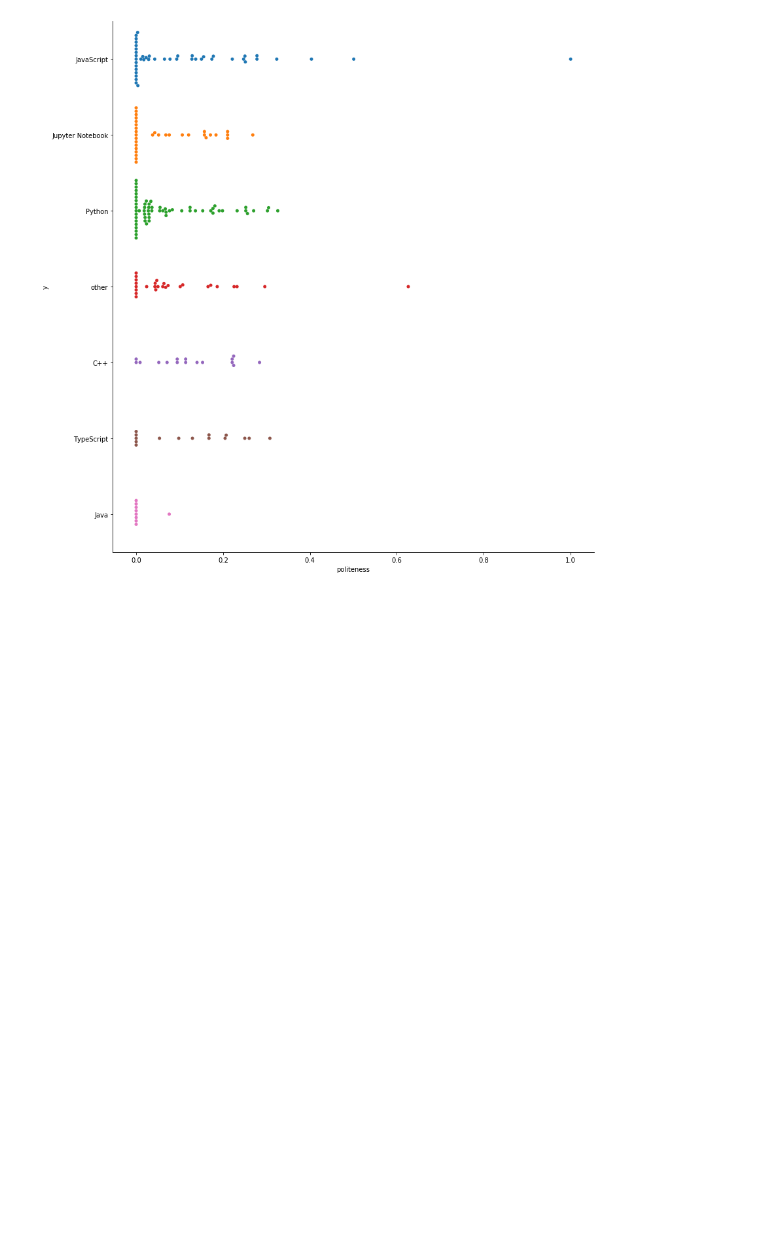
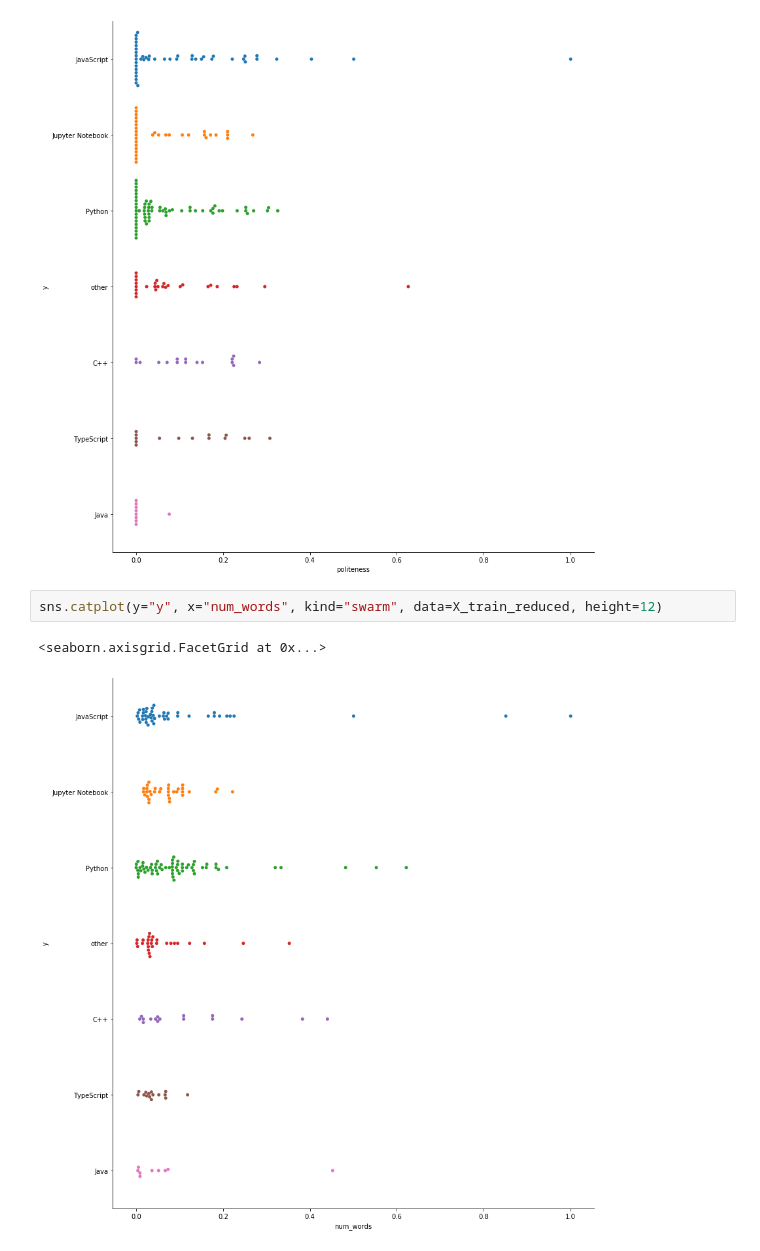
Before and after one commit to nlp-JB/predicting-using-nlp, a Jupyter notebook: explore_brandi2.ipynb, the cells around one changed output. Saved outputs shown, nothing was run; the diff lists cells and outputs as text; blank space fills up the shorter version.

```diff
--- a/explore_brandi2.ipynb
+++ b/explore_brandi2.ipynb
@@ -176,3 +176,8 @@ sns.catplot(y="y", x="politeness", kind="swarm", data=X_train_reduced, height=12
 # %% [output]
 <seaborn.axisgrid.FacetGrid at 0x...>
 [figure]
+# %%
+sns.catplot(y="y", x="num_words", kind="swarm", data=X_train_reduced, height=12)
+# %% [output]
+<seaborn.axisgrid.FacetGrid at 0x...>
+[figure, added]
```
Also changed, not shown: parts of 3 cells of this notebook, 4 other files.
